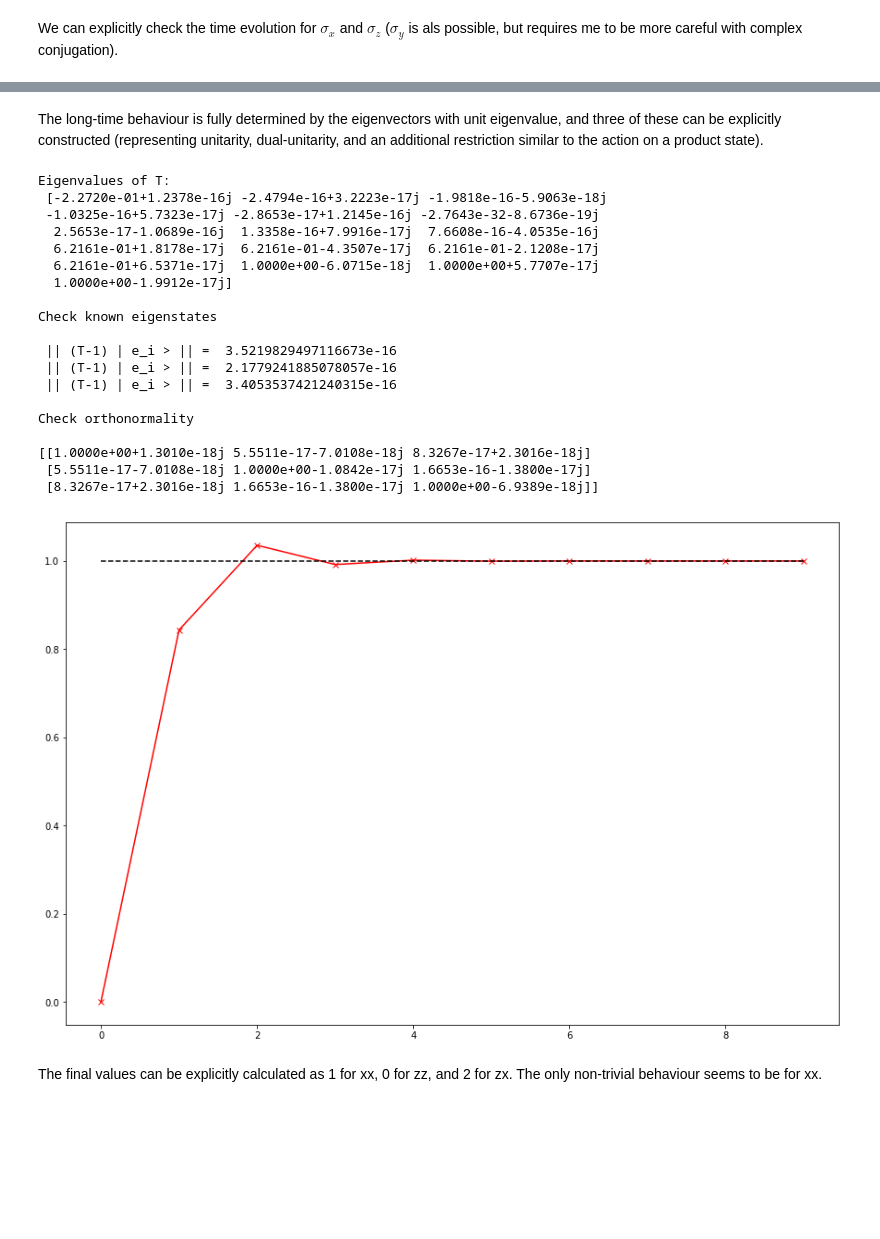
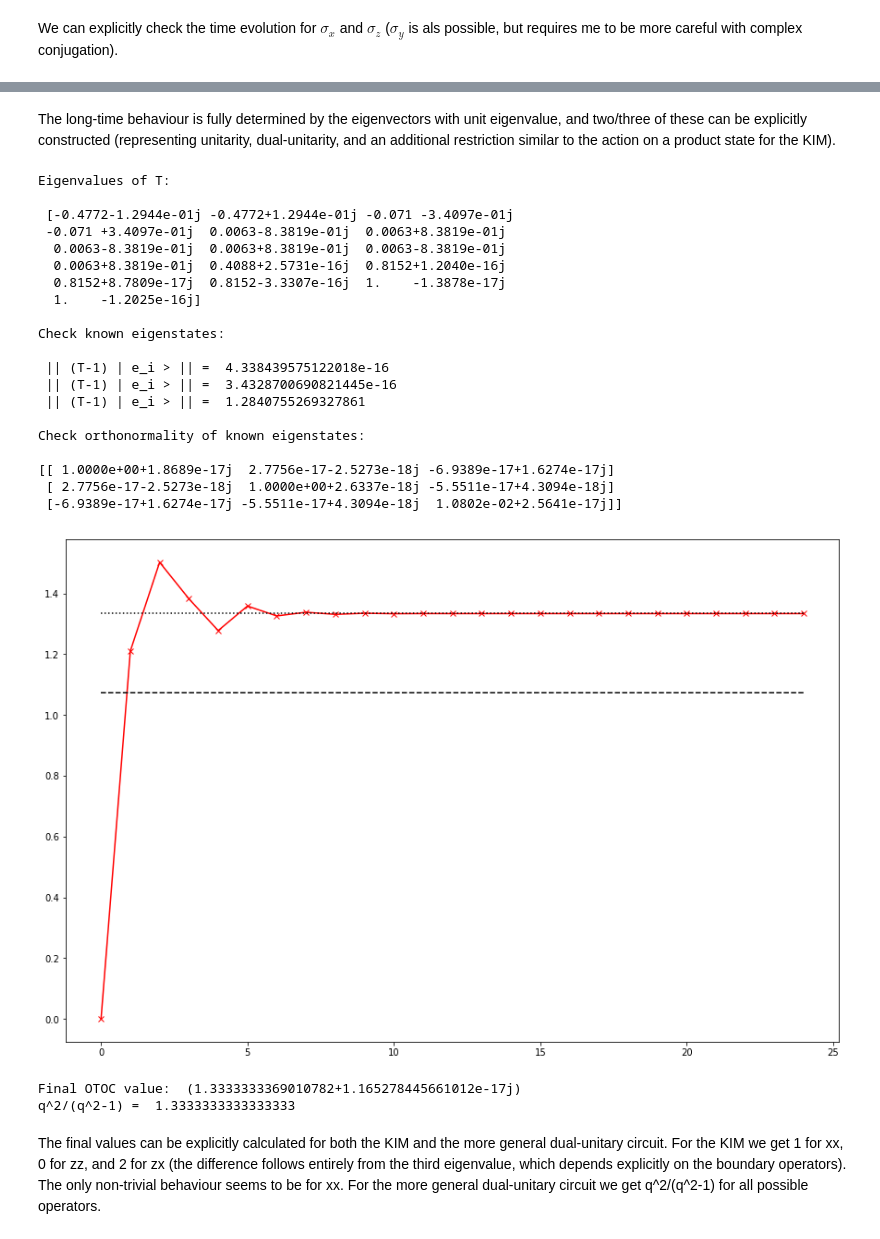
Before and after one commit to PieterWClaeys/UnitaryCircuits, a Jupyter notebook: OTOC_overview.ipynb, the cells around one changed output, grey strips where cells are left out. Drawn from its saved outputs; the diff is of its cells as text; code cells hidden in the pictures; blank space fills up the shorter version.

```diff
--- a/OTOC_overview.ipynb
+++ b/OTOC_overview.ipynb
@@ -30,7 +30,7 @@ a   b
 c   d
 """
 
-def dual_unitary_gate():
+def gate_KIM():
     J = np.pi/4.
     b = np.pi/4.
     h_1 = 0.2
@@ -51,7 +90,11 @@ def dual_unitary_gate():
 # %%
 #Verify unitarity and dual unitarity
-U = dual_unitary_gate()
-q = 2
+
+#U = gate_KIM()
+U = dual_unitary_gate(2.,0.)
+
+q = U.shape[0]
+
 IdId = np.einsum("ac,bd->abcd", np.identity(q), np.identity(q))
 
 print("Shape of U:", U.shape) #In love with the shape of U
@@ -143,12 +186,12 @@ plt.show()
 # %% [markdown]
-The long-time behaviour is fully determined by the eigenvectors with unit eigenvalue, and three of these can be explicitly constructed (representing unitarity, dual-unitarity, and an additional restriction similar to the action on a product state).
+The long-time behaviour is fully determined by the eigenvectors with unit eigenvalue, and two/three of these can be explicitly constructed (representing unitarity, dual-unitarity, and an additional restriction similar to the action on a product state for the KIM).
 # %%
 [E,_] = np.linalg.eig(tensor_to_matrix(T))
-print("Eigenvalues of T: \n", np.sort(E))
+print("Eigenvalues of T: \n\n", np.sort(E))
 
 
 #Check eigenstates
-print("\nCheck known eigenstates\n")
+print("\nCheck known eigenstates:\n")
 e_1 = 1./q * np.einsum('abcdeffe->abcd',T)
 #print("<e_1 | e_1>")
 #print(np.linalg.norm(np.einsum('abcdefgh,efgh -> abcd',T,e_1)-e_1))
@@ -172,40 +215,47 @@ for i, vec_i in enumerate(eig_vecs):
     for j, vec_j in enumerate(eig_vecs):
         ov[i,j] = contract_vv(vec_i,vec_j)
 
-print("\nCheck orthonormality\n")
+print("\nCheck orthonormality of known eigenstates:\n")
 print(ov)
 # %% [output]
 Eigenvalues of T:
- [-2.2720e-01+1.2378e-16j -2.4794e-16+3.2223e-17j -1.9818e-16-5.9063e-18j
- -1.0325e-16+5.7323e-17j -2.8653e-17+1.2145e-16j -2.7643e-32-8.6736e-19j
-  2.5653e-17-1.0689e-16j  1.3358e-16+7.9916e-17j  7.6608e-16-4.0535e-16j
-  6.2161e-01+1.8178e-17j  6.2161e-01-4.3507e-17j  6.2161e-01-2.1208e-17j
-  6.2161e-01+6.5371e-17j  1.0000e+00-6.0715e-18j  1.0000e+00+5.7707e-17j
-  1.0000e+00-1.9912e-17j]
 
-Check known eigenstates
+ [-0.4772-1.2944e-01j -0.4772+1.2944e-01j -0.071 -3.4097e-01j
+ -0.071 +3.4097e-01j  0.0063-8.3819e-01j  0.0063+8.3819e-01j
+  0.0063-8.3819e-01j  0.0063+8.3819e-01j  0.0063-8.3819e-01j
+  0.0063+8.3819e-01j  0.4088+2.5731e-16j  0.8152+1.2040e-16j
+  0.8152+8.7809e-17j  0.8152-3.3307e-16j  1.    -1.3878e-17j
+  1.    -1.2025e-16j]
 
- || (T-1) | e_i > || =  3.5219829497116673e-16
- || (T-1) | e_i > || =  2.1779241885078057e-16
- || (T-1) | e_i > || =  3.4053537421240315e-16
+Check known eigenstates:
 
-Check orthonormality
+ || (T-1) | e_i > || =  4.338439575122018e-16
+ || (T-1) | e_i > || =  3.4328700690821445e-16
+ || (T-1) | e_i > || =  1.2840755269327861
 
-[[1.0000e+00+1.3010e-18j 5.5511e-17-7.0108e-18j 8.3267e-17+2.3016e-18j]
- [5.5511e-17-7.0108e-18j 1.0000e+00-1.0842e-17j 1.6653e-16-1.3800e-17j]
- [8.3267e-17+2.3016e-18j 1.6653e-16-1.3800e-17j 1.0000e+00-6.9389e-18j]]
+Check orthonormality of known eigenstates:
+
+[[ 1.0000e+00+1.8689e-17j  2.7756e-17-2.5273e-18j -6.9389e-17+1.6274e-17j]
+ [ 2.7756e-17-2.5273e-18j  1.0000e+00+2.6337e-18j -5.5511e-17+4.3094e-18j]
+ [-6.9389e-17+1.6274e-17j -5.5511e-17+4.3094e-18j  1.0802e-02+2.5641e-17j]]
 # %%
 op_L, op_R = X, X
-n_t = 10
+n_t = 25
 
 [t_range, OTOC_range] = evol(U, op_L, op_R, n_t)
 OTOC_f = 1. - np.sum([contract_vv(left_boundary(op_L),eig_vec)*contract_vv(eig_vec,right_boundary(op_R)) for eig_vec in eig_vecs])/q
 
 plt.figure()
 plt.plot(t_range,OTOC_range.real,'rx-')
 plt.plot(t_range,[OTOC_f.real]*n_t,'k--')
+plt.plot(t_range,[q**2 / (q**2-1.)]*n_t,'k:')
 plt.show()
+
+print("Final OTOC value: ", OTOC_range[-1])
+print("q^2/(q^2-1) = ", q**2 / (q**2-1.))
 # %% [output]
-[figure, old version]
+[figure, new version]
+Final OTOC value:  (1.3333333369010782+1.165278445661012e-17j)
+q^2/(q^2-1) =  1.3333333333333333
 # %% [markdown]
-The final values can be explicitly calculated as 1 for xx, 0 for zz, and 2 for zx. The only non-trivial behaviour seems to be for xx.
+The final values can be explicitly calculated for both the KIM and the more general dual-unitary circuit. For the KIM we get 1 for xx, 0 for zz, and 2 for zx (the difference follows entirely from the third eigenvalue, which depends explicitly on the boundary operators). The only non-trivial behaviour seems to be for xx. For the more general dual-unitary circuit we get q^2/(q^2-1) for all possible operators.
```
Also changed, not shown: parts of 4 cells of this notebook.
